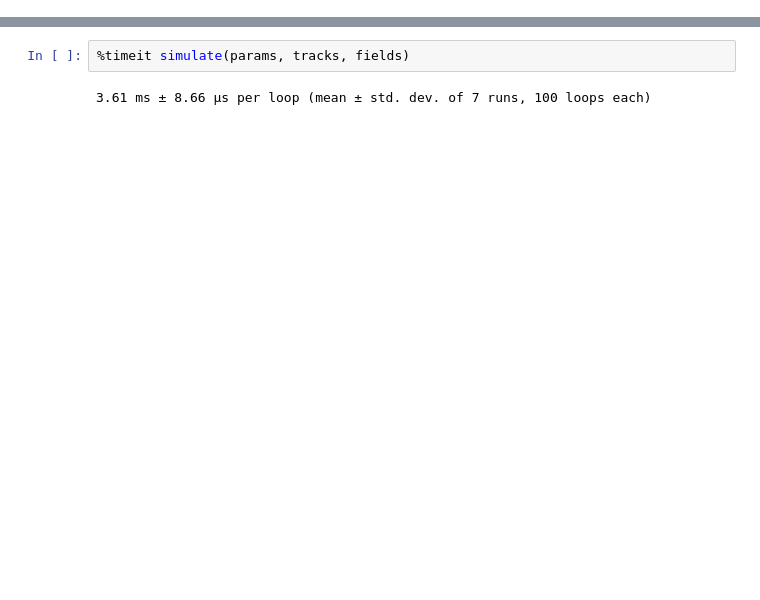
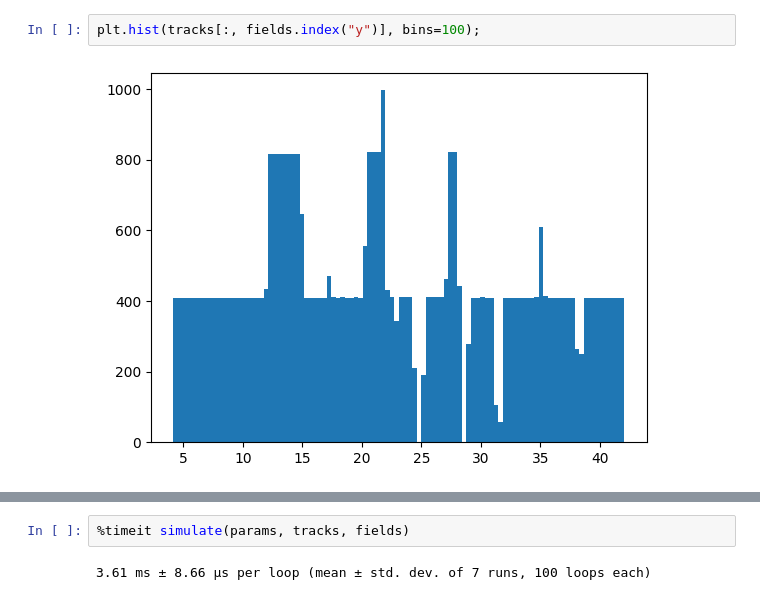
Before and after one commit to ynashed/larnd-sim, a Jupyter notebook: jax.ipynb, the cells around one changed output, grey strips where cells are left out. Drawn from its saved outputs; the diff is of its cells as text; blank space fills up the shorter version.

```diff
--- a/jax.ipynb
+++ b/jax.ipynb
@@ -515,0 +130,4 @@ y = jnp.repeat(jnp.linspace(0, 1, 200), 200*200)
+# %%
+plt.hist(tracks[:, fields.index("y")], bins=100);
+# %% [output]
+[figure, added]
```
Also changed, not shown: parts of 34 cells of this notebook, 7 other files.
